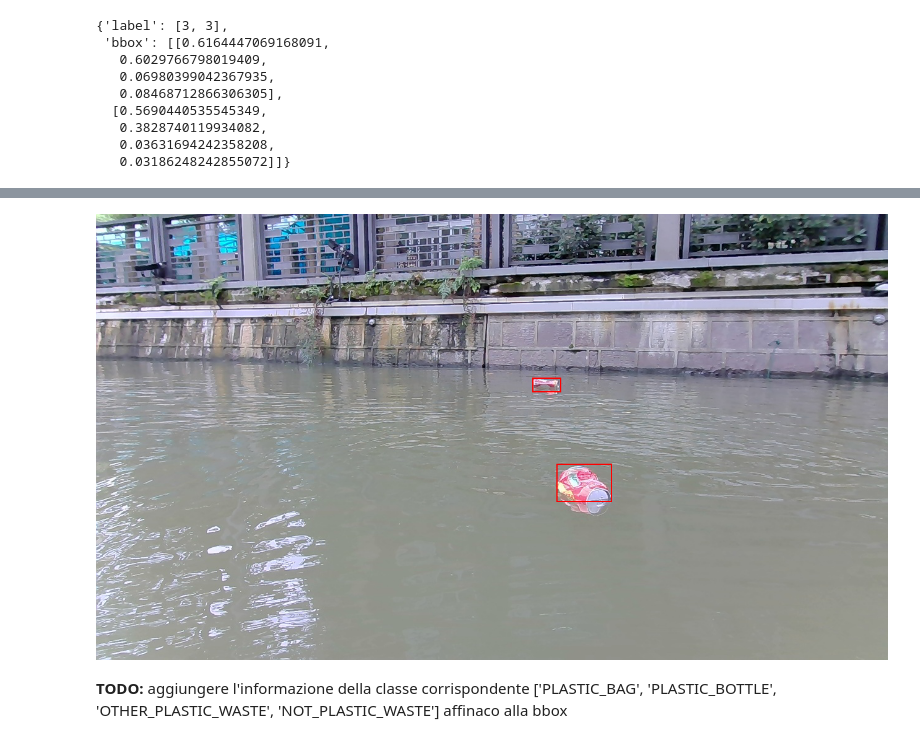
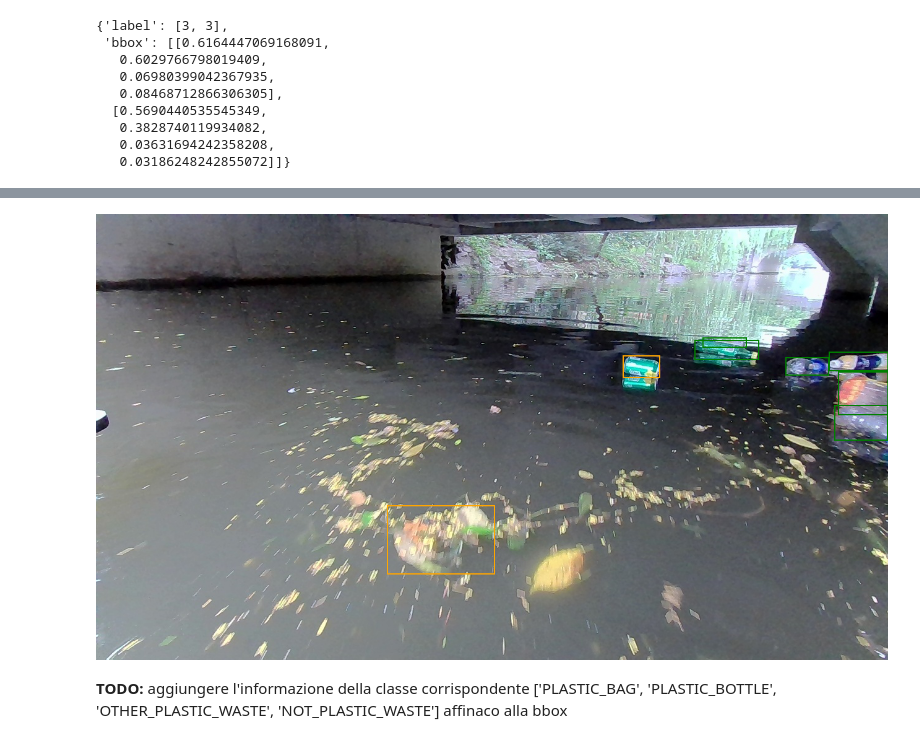
Before and after one commit to rosamarco/plastic_in_river_detector, a Jupyter notebook: explore_dataset.ipynb, the cells around one changed output, grey strips where cells are left out. Drawn from its saved outputs; the diff is of its cells as text; code cells hidden in the pictures.

Commit message:
Mappate classi a colori bbox

```diff
--- a/explore_dataset.ipynb
+++ b/explore_dataset.ipynb
@@ -71,31 +86,37 @@ dataset['litter'][10]
 # %%
 # Explore the dataset
-from PIL import Image, ImageDraw
+from PIL import Image, ImageDraw, ImageFont
 
-idx = 10
+idx = 100
+label_color = {
+    0: "red",   # PLASTIC_BAG
+    1: "green", # PLASTIC_BOTTLE
+    2: "blue",  # OTHER_PLASTIC_WASTE
+    3: "orange" # NOT_PLASTIC_WASTE
+}
 
 # Carica l'immagine
 image = dataset['image'][idx]
 
 # Crea un oggetto ImageDraw per disegnare sulla tua immagine
 draw = ImageDraw.Draw(image)
 
 # Estrai le informazioni sulle bounding box dal dataset
-bounding_boxes = dataset['litter'][idx]
+features = dataset['litter'][idx]
 
 # Disegna le bounding box sull'immagine
-for bbox in bounding_boxes['bbox']:
+for bbox, label in zip(features['bbox'], features['label']):
     x_center, y_center, width, height = bbox  # Estrai le coordinate e le dimensioni
     left = (x_center - width / 2) * image.width
     top = (y_center - height / 2) * image.height
     right = (x_center + width / 2) * image.width
     bottom = (y_center + height / 2) * image.height
-    draw.rectangle([(left, top), (right, bottom)], outline="red", width=2)
+    draw.rectangle([(left, top), (right, bottom)], outline=label_color[label], width=2)
 
 # Mostra l'immagine con le bounding box
 display(image)
 # %% [output]
-[figure, old version]
+[figure, new version]
 # %% [markdown]
 **TODO:** aggiungere l'informazione della classe corrispondente ['PLASTIC_BAG',
 'PLASTIC_BOTTLE',
```
Also changed, not shown: parts of 1 cell of this notebook.
